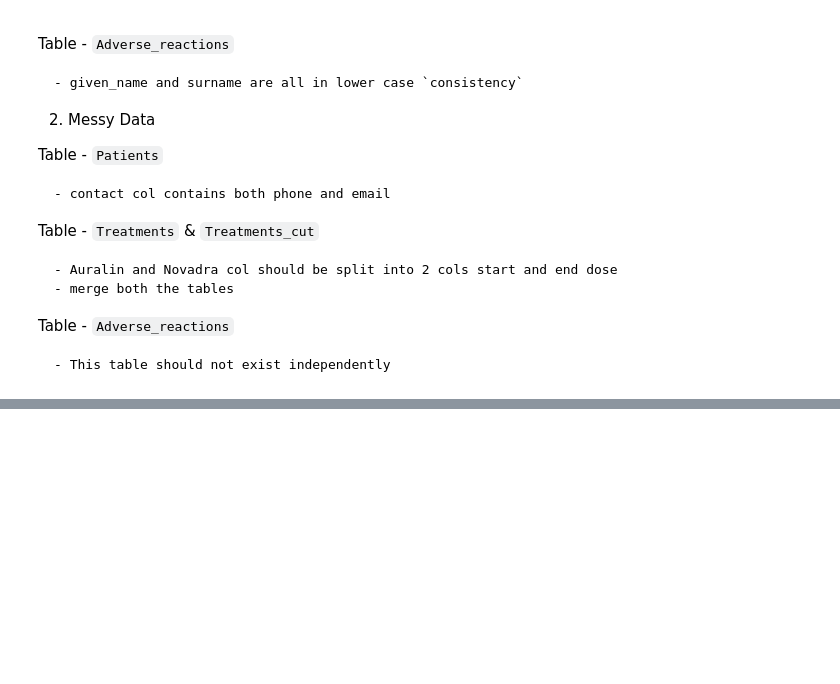
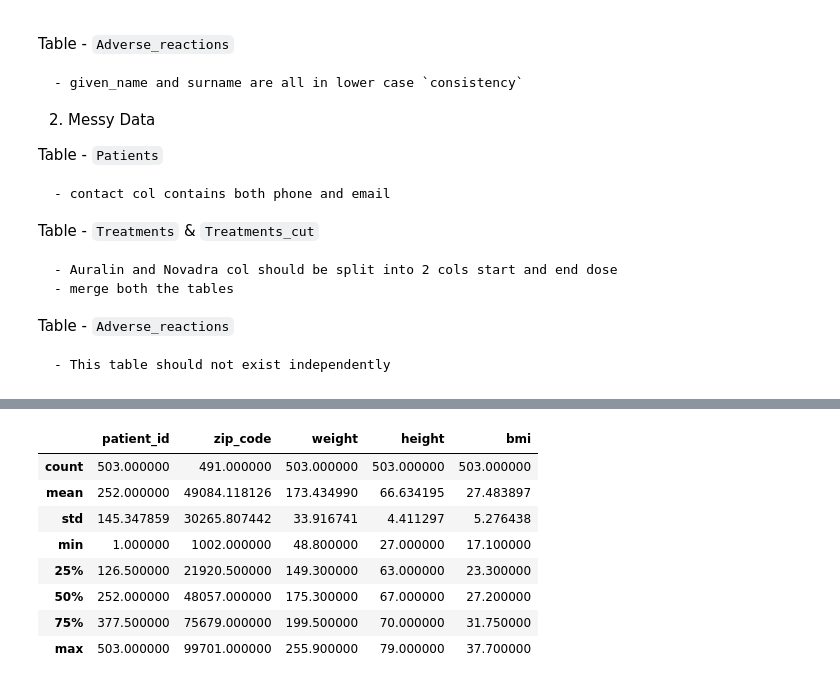
Before and after one commit to thekushak0003/My-DSMP-Journey, a Jupyter notebook: sessions files/session28.ipynb, the cells around one changed output, grey strips where cells are left out. Cells and saved outputs as stored; diff of their text form; code cells hidden in the pictures; blank space fills up the shorter version.

```diff
--- a/sessions files/session28.ipynb
+++ b/sessions files/session28.ipynb
@@ -125,0 +175,12 @@ with pd.ExcelWriter('clinical_trials.xlsx') as writer:
+# %%
+patients.describe()
+# %% [output]
+|  | patient_id | zip_code | weight | height | bmi |
+| count | 503.000000 | 491.000000 | 503.000000 | 503.000000 | 503.000000 |
+| mean | 252.000000 | 49084.118126 | 173.434990 | 66.634195 | 27.483897 |
+| std | 145.347859 | 30265.807442 | 33.916741 | 4.411297 | 5.276438 |
+| min | 1.000000 | 1002.000000 | 48.800000 | 27.000000 | 17.100000 |
+| 25% | 126.500000 | 21920.500000 | 149.300000 | 63.000000 | 23.300000 |
+| 50% | 252.000000 | 48057.000000 | 175.300000 | 67.000000 | 27.200000 |
+| 75% | 377.500000 | 75679.000000 | 199.500000 | 70.000000 | 31.750000 |
+| max | 503.000000 | 99701.000000 | 255.900000 | 79.000000 | 37.700000 |
```
Also changed, not shown: parts of 14 cells of this notebook, 1 other file.
